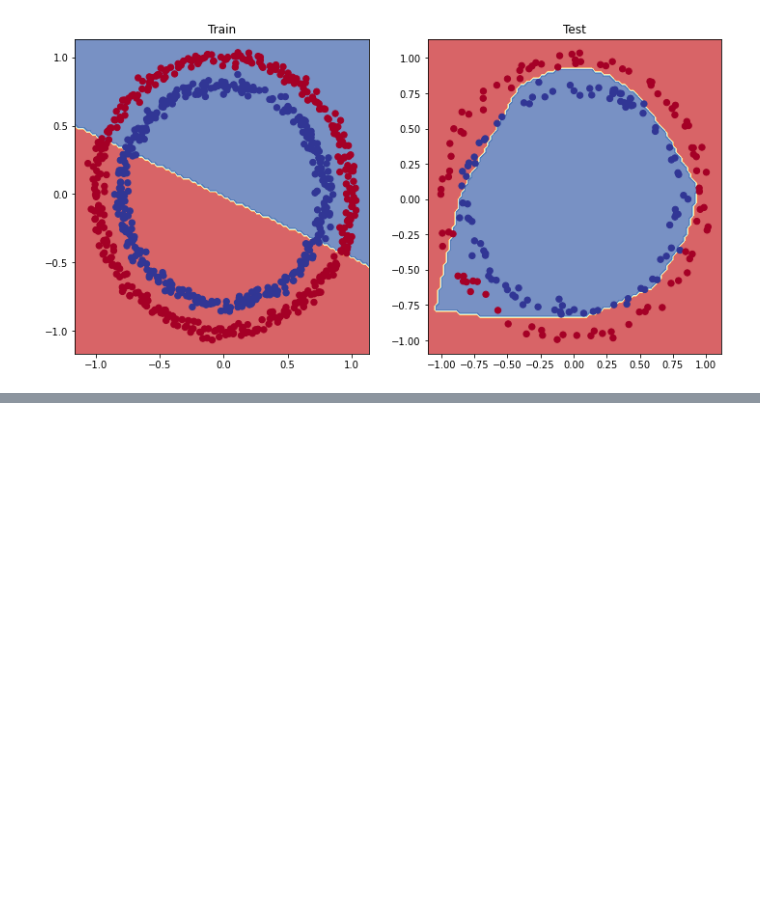
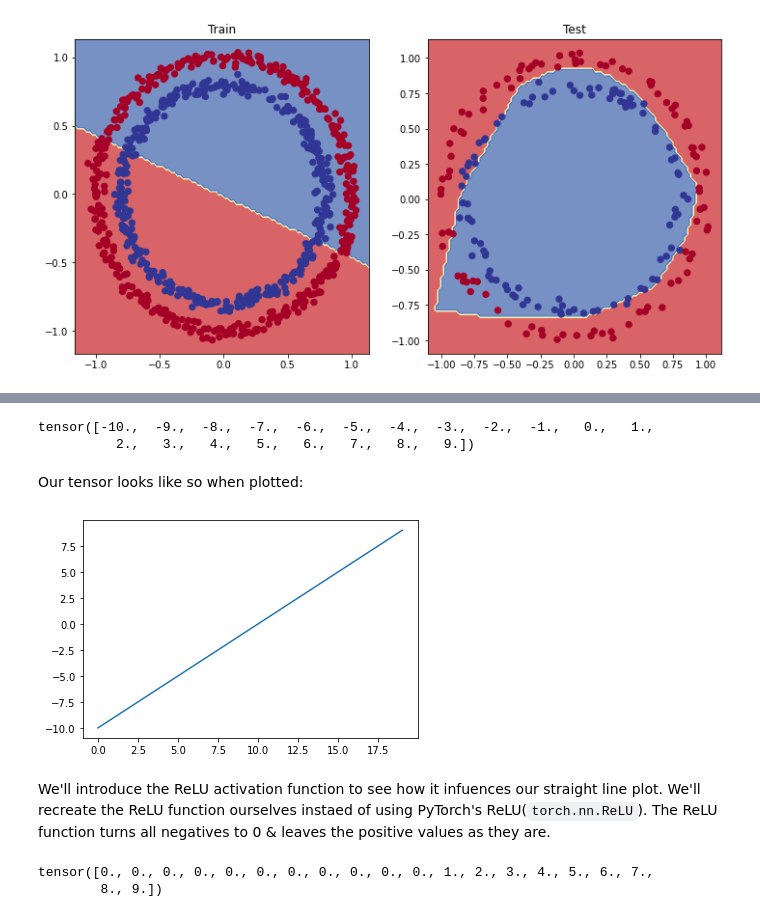
Before and after one commit to MMoronto/pytorch_exercises, a Jupyter notebook: Pytorch_exercises.ipynb, the cells around one changed output, grey strips where cells are left out. Cells and saved outputs as stored; diff of their text form; code cells hidden in the pictures; blank space fills up the shorter version.

```diff
--- a/Pytorch_exercises.ipynb
+++ b/Pytorch_exercises.ipynb
@@ -2377,0 +2384,27 @@ plot_decision_boundary(model_3, X_test, y_test) # model_3 = has non-linearity
+# %%
+# Create a toy tensor (similar to the data going into our model(s))
+A = torch.arange(-10, 10, 1, dtype=torch.float32)
+A
+# %% [output]
+tensor([-10.,  -9.,  -8.,  -7.,  -6.,  -5.,  -4.,  -3.,  -2.,  -1.,   0.,   1.,
+          2.,   3.,   4.,   5.,   6.,   7.,   8.,   9.])
+# %% [markdown]
+Our tensor looks like so when plotted:
+# %%
+# Visualize the toy tensor
+plt.plot(A);
+# %% [output]
+[figure, added]
+# %% [markdown]
+We'll introduce the ReLU activation function to see how it infuences our straight line plot.
+We'll recreate the ReLU function ourselves instaed of using PyTorch's ReLU(`torch.nn.ReLU`). The ReLU function turns all negatives to 0 & leaves the positive values as they are.
+# %%
+# Create ReLU function by hand
+def relu(x):
+  return torch.maximum(torch.tensor(0), x) # inputs must be tensors
+
+# Pass toy tensor through ReLU function
+relu(A)
+# %% [output]
+tensor([0., 0., 0., 0., 0., 0., 0., 0., 0., 0., 0., 1., 2., 3., 4., 5., 6., 7.,
+        8., 9.])
```
Also changed, not shown: parts of 14 cells of this notebook.
